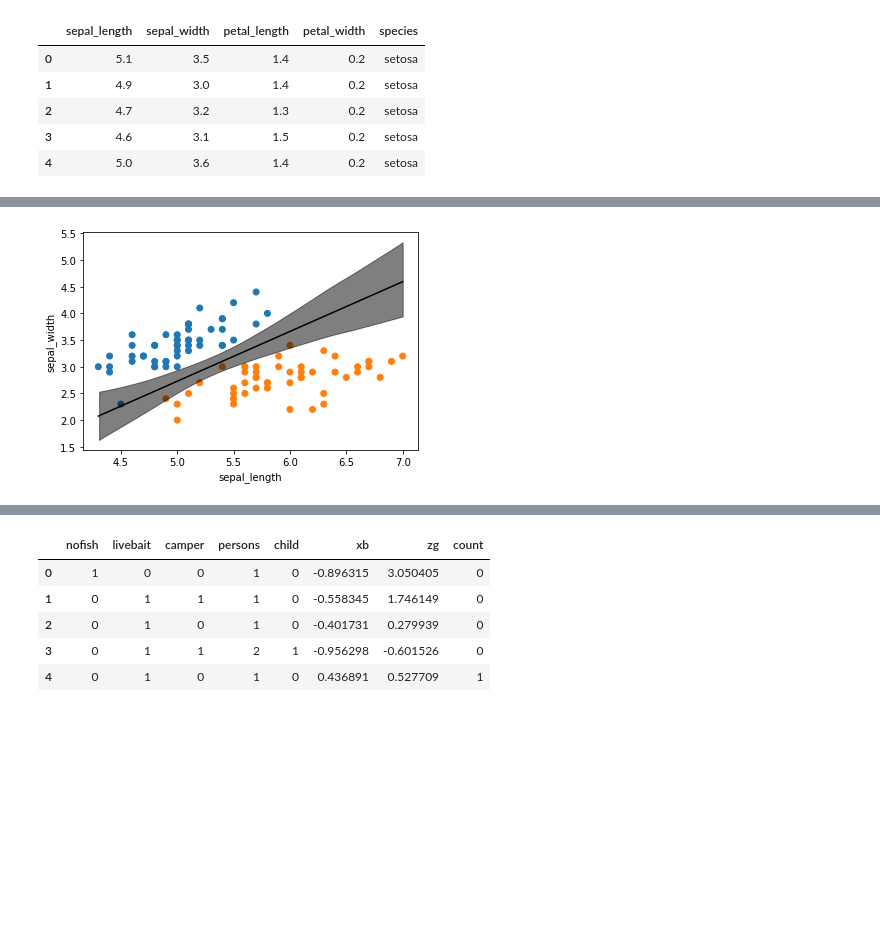
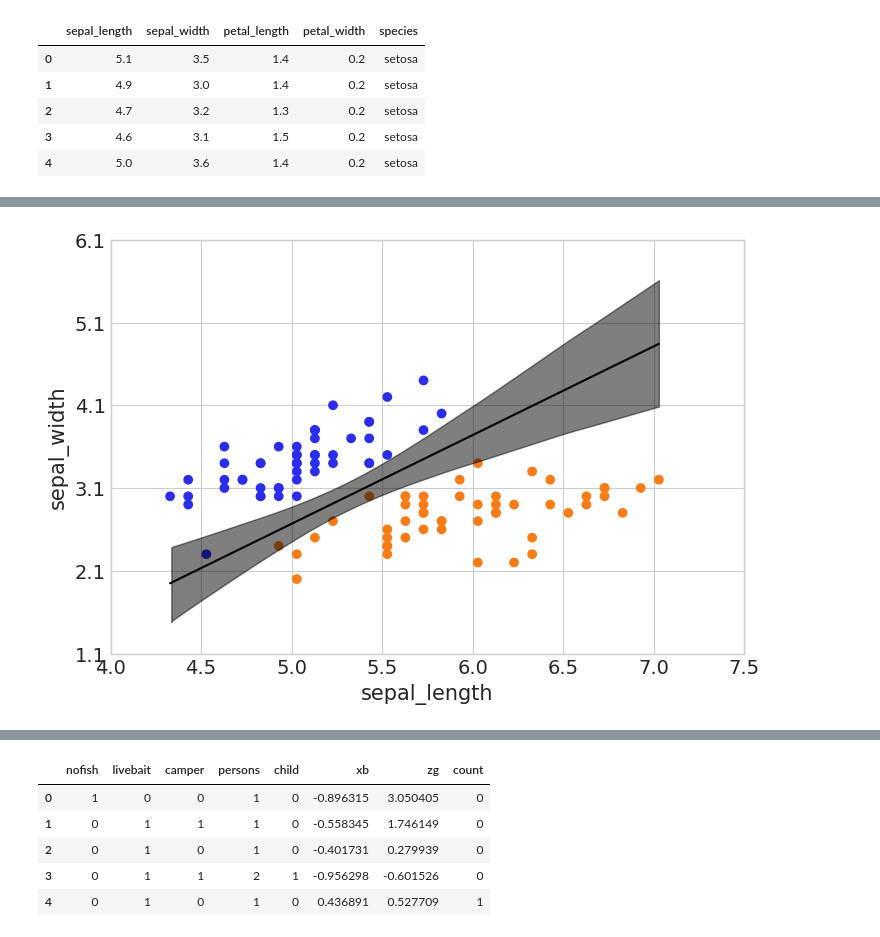
Before and after one commit to loreloc/bayesian-gp-regression, a Jupyter notebook: bayesian_learning.ipynb, the cells around one changed output, grey strips where cells are left out. Drawn from its saved outputs; the diff is of its cells as text; code cells hidden in the pictures; blank space fills up the shorter version.

```diff
--- a/bayesian_learning.ipynb
+++ b/bayesian_learning.ipynb
@@ -236,7 +253,8 @@ We'll simplify:
 # %%
+# Setup the binary IRIS dataset
 df = iris.query("species == ('setosa', 'versicolor')")
-y_0 = pd.Categorical(df['species']).codes
+y = pd.Categorical(df['species']).codes
 x_n = 'sepal_length'
-x_0 = df[x_n].values
-x_c = x_0 - x_0.mean()
+x = df[x_n].values
+x_c = x - x.mean()
 # %% [markdown]
@@ -292,5 +357,7 @@ In order to deal with more than one independent variable, similar to regression,
 # %%
+# Setup the multivariate IRIS dataset for logistic regression
 df = iris.query("species == ('setosa', 'versicolor')")
-y_1 = pd.Categorical(df['species']).codes
+y = pd.Categorical(df['species']).codes
 x_n = ['sepal_length', 'sepal_width']
-x_1 = df[x_n].values
+x = df[x_n].values
+x_c = x - x.mean(axis=0)
@@ -324,13 +404,24 @@ Plot data with decision boundary:
+# %%
+def plot_logistic_decision_boundary_2d(trace):
+    posterior = trace['posterior']
+    bd = posterior['bd']
+
+    idx = np.argsort(x_c[:, 0])
+    avg_bd = np.mean(np.asarray(bd).reshape(-1, len(x_c)), axis=0)
+    plt.scatter(x_c[:, 0], x_c[: ,1], c=[f'C{c}' for c in y])
+
+    az.plot_hdi(x_c[:, 0], bd, color='k')
+    plt.plot(x_c[:, 0][idx], avg_bd[idx], color='k')
+
+    # Use original scale for xticks and yticks
+    locs, _ = plt.xticks(); plt.xticks(locs, np.round(locs + x.mean(axis=0)[0], 1))
+    locs, _ = plt.yticks(); plt.yticks(locs, np.round(locs + x.mean(axis=0)[1], 1))
+
+    plt.xlabel(x_n[0])
+    plt.ylabel(x_n[1])
+    plt.show()
 # %%
-idx = np.argsort(x_1[:,0])
-bd = trace_1['bd'].mean(0)[idx]
-plt.scatter(x_1[:,0], x_1[:,1], c=[f'C{x}' for x in y_0])
-plt.plot(x_1[:,0][idx], bd, color='k')
-
-az.plot_hdi(x_1[:,0], trace_1['bd'], color='k')
-
-plt.xlabel(x_n[0])
-plt.ylabel(x_n[1])
-plt.show()
+# Plot the decision boundary
+plot_logistic_decision_boundary_2d(trace)
 # %% [output]
-[figure, old version]
+[figure, new version]
```
Also changed, not shown: parts of 78 cells of this notebook.
